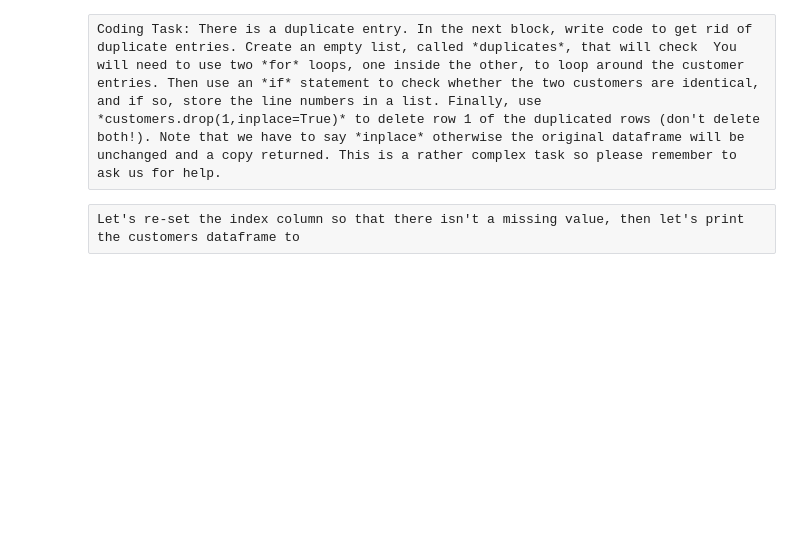
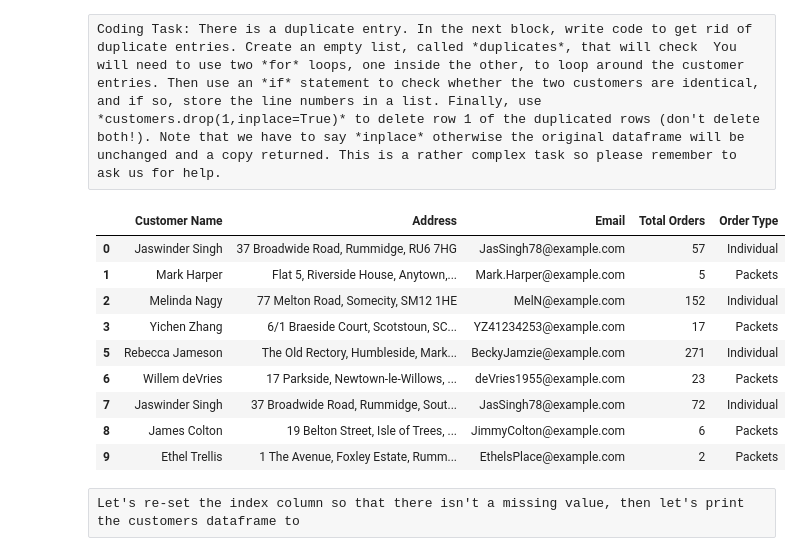
Before and after one commit to colingjNottingham/TeamC, a Jupyter notebook: preprocessing.ipynb, the cells around one changed output. Saved outputs shown, nothing was run; the diff lists cells and outputs as text; code cells hidden in the pictures; blank space fills up the shorter version.

```diff
--- a/preprocessing.ipynb
+++ b/preprocessing.ipynb
@@ -52,3 +122,35 @@ Coding Task: There is a duplicate entry. In the next block, write code to get ri
+# %%
+duplicates = set()
+for i1,c1 in customers.iterrows():
+   for i2,c2 in customers.iterrows():
+       if list(c1) == list(c2) and i1 != i2:
+           duplicates.add( (max(i1,i2)))
+           #print(c1)
+           #print(list(c1))
+duplicates
+
+customers.drop(duplicates,inplace=True)
+customers
+
+# duplicates = []
+# for i1,c1 in customers.iterrows():
+#     for i2 in range(i1+1,len(customers)):
+#         if list(c1) == customers.iloc[i2]:
+#             print(customers.iloc[i2])
+
+# #duplicates.append(i2)
+# # duplicates
+# %% [output]
+|  | Customer Name | Address | Email | Total Orders | Order Type |
+| 0 | Jaswinder Singh | 37 Broadwide Road, Rummidge, RU6 7HG | JasSingh78@example.com | 57 | Individual |
+| 1 | Mark Harper | Flat 5, Riverside House, Anytown,... | Mark.Harper@example.com | 5 | Packets |
+| 2 | Melinda Nagy | 77 Melton Road, Somecity, SM12 1HE | MelN@example.com | 152 | Individual |
+| 3 | Yichen Zhang | 6/1 Braeside Court, Scotstoun, SC... | YZ41234253@example.com | 17 | Packets |
+| 5 | Rebecca Jameson | The Old Rectory, Humbleside, Mark... | BeckyJamzie@example.com | 271 | Individual |
+| 6 | Willem deVries | 17 Parkside, Newtown-le-Willows, ... | deVries1955@example.com | 23 | Packets |
+| 7 | Jaswinder Singh | 37 Broadwide Road, Rummidge, Sout... | JasSingh78@example.com | 72 | Individual |
+| 8 | James Colton | 19 Belton Street, Isle of Trees, ... | JimmyColton@example.com | 6 | Packets |
+| 9 | Ethel Trellis | 1 The Avenue, Foxley Estate, Rumm... | EthelsPlace@example.com | 2 | Packets |
 # %% [raw]
 Let's re-set the index column so that there isn't a missing value, then let's print the customers dataframe to
 # %%
```
Also changed, not shown: parts of 19 cells of this notebook.
